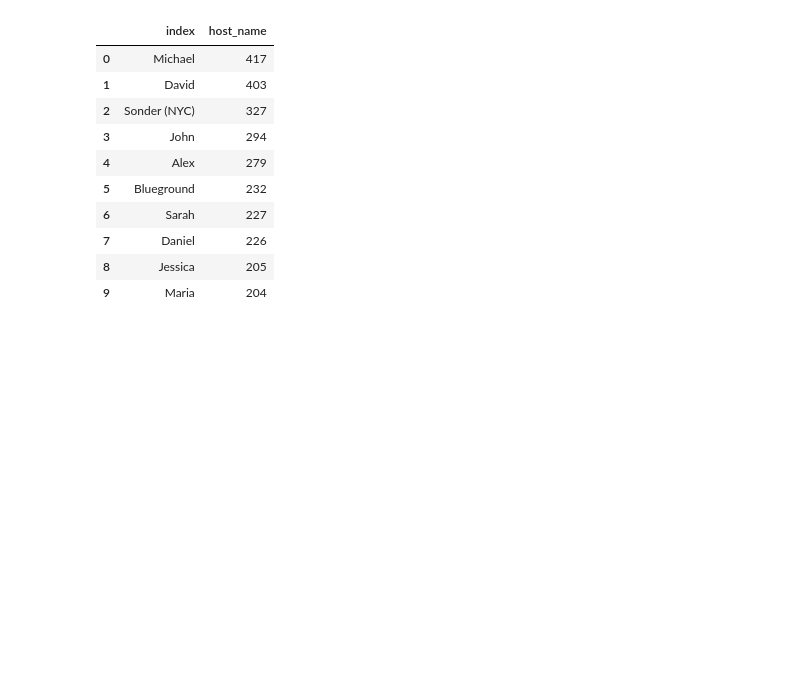
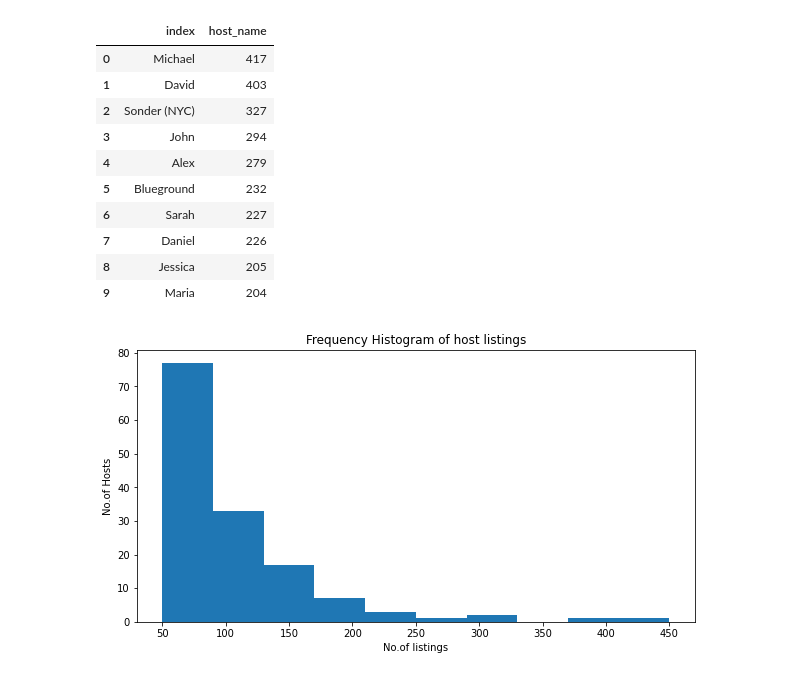
Before and after one commit to VaideswarReddy/Airbnb_data_analysis, a Jupyter notebook: Vaideswar_Reddy_Team_4_Capstone_Project.ipynb, the cells around one changed output. Cells and saved outputs as stored; diff of their text form; code cells hidden in the pictures; blank space fills up the shorter version.

```diff
--- a/Vaideswar_Reddy_Team_4_Capstone_Project.ipynb
+++ b/Vaideswar_Reddy_Team_4_Capstone_Project.ipynb
@@ -141,4 +144,10 @@ df1.head(10)
 | 7 | Daniel | 226 |
 | 8 | Jessica | 205 |
 | 9 | Maria | 204 |
+# %%
+plt.figure(figsize=(10,5))
+plt.hist(df1.host_name, bins=10, range=[50, 450])
+plt.gca().set(title='Frequency Histogram of host listings', xlabel='No.of listings', ylabel='No.of Hosts');
+# %% [output]
+[figure, added]
 # %%
```
Also changed, not shown: parts of 24 cells of this notebook.
